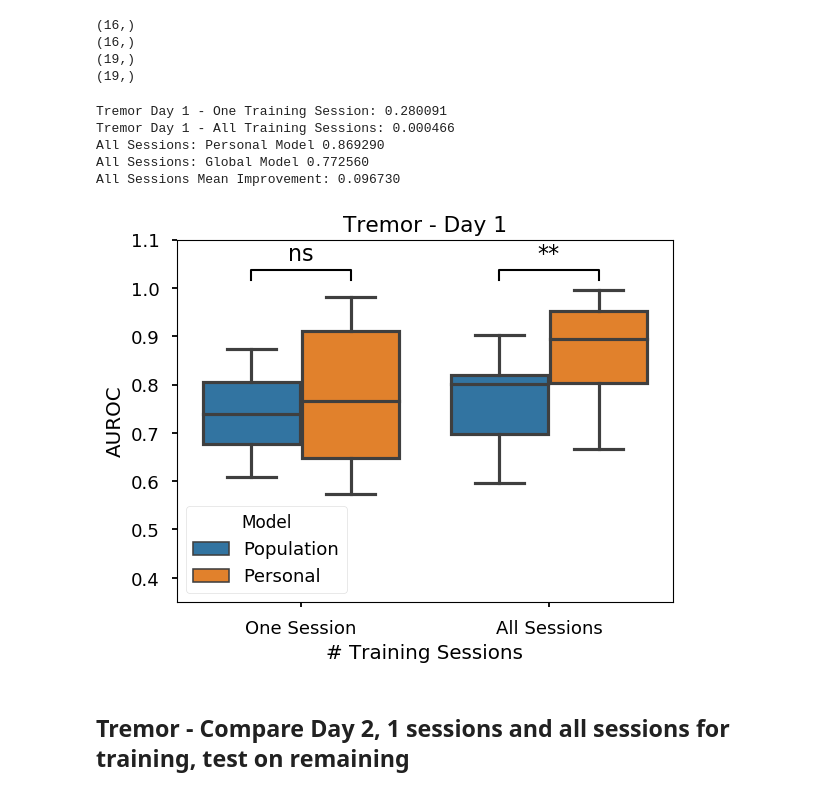
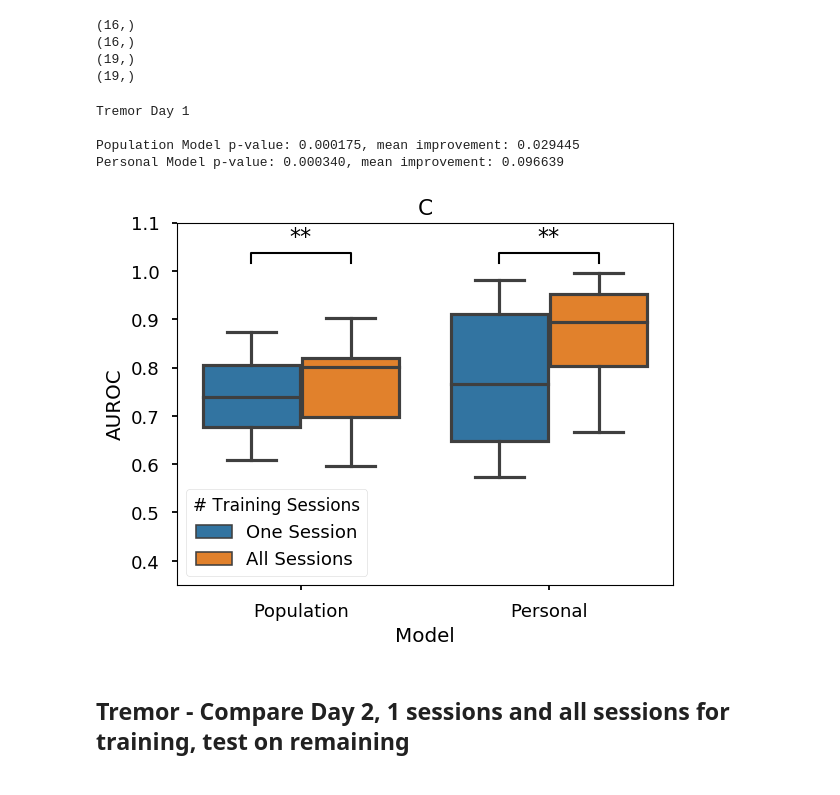
Before and after one commit to nshawen/CIS_PD, a Jupyter notebook: PaperAnalysis.ipynb, the cells around one changed output. Saved outputs shown, nothing was run; the diff lists cells and outputs as text; code cells hidden in the pictures.

Commit message:
updated graphs to compare population vs global models

```diff
--- a/PaperAnalysis.ipynb
+++ b/PaperAnalysis.ipynb
@@ -1753,48 +1739,45 @@ print(np.shape(global_all))
 person_all = np.append(person_all,(np.nan,np.nan,np.nan))
 person_one = np.append(person_one,(np.nan,np.nan,np.nan))
 # %%
-_, pvalue1 = stats.ttest_rel(global_one,person_one,nan_policy='omit')
-_, pvalue2 = stats.ttest_rel(global_all,person_all,nan_policy='omit')
-print('Tremor Day 1 - One Training Session: %f'%pvalue1)
-print('Tremor Day 1 - All Training Sessions: %f'%pvalue2)
-print('All Sessions: Personal Model %f'%np.nanmean(person_all))
-print('All Sessions: Global Model %f'%np.nanmean(global_all))
-print('All Sessions Mean Improvement: %f'%(np.nanmean(person_all) - np.nanmean(global_all)))
+_, pvalue1 = stats.ttest_rel(global_one,global_all,nan_policy='omit')
+_, pvalue2 = stats.ttest_rel(person_one,person_all,nan_policy='omit')
+print('Tremor Day 1\n')
+print('Population Model p-value: %f, mean improvement: %f'%(pvalue1,(np.nanmean(global_all) - np.nanmean(global_one))))
+print('Personal Model p-value: %f, mean improvement: %f'%(pvalue2,(np.nanmean(person_all) - np.nanmean(person_one))))
 # %% [output]
-Tremor Day 1 - One Training Session: 0.280091
-Tremor Day 1 - All Training Sessions: 0.000466
-All Sessions: Personal Model 0.869290
-All Sessions: Global Model 0.772560
-All Sessions Mean Improvement: 0.096730
+Tremor Day 1
+
+Population Model p-value: 0.000175, mean improvement: 0.029445
+Personal Model p-value: 0.000340, mean improvement: 0.096639
 # %%
-g1 = np.shape(global_one)[0]*['One Session']
-g2 = np.shape(global_all)[0]*['All Sessions']
-df = pd.DataFrame.from_dict({'# Training Sessions':(g1 + g2),'Population':(list(global_one) + list(global_all)),
-                             'Personal':(list(person_one) + list(person_all))})
-df_new = pd.melt(df,id_vars=['# Training Sessions'],value_vars=['Population','Personal'],var_name=['Model'])
+g1 = np.shape(global_one)[0]*['Population']
+g2 = np.shape(person_one)[0]*['Personal']
+df = pd.DataFrame.from_dict({'Model':(g1 + g2),'One Session':(list(global_one) + list(person_one)),
+                             'All Sessions':(list(global_all) + list(person_all))})
+df_new = pd.melt(df,id_vars=['Model'],value_vars=['One Session','All Sessions'],var_name=['# Training Sessions'])
 
 figure = plt.figure()
 figure.set_dpi(100)
 figure.set_size_inches(6.4,4.8)
-ax = sns.boxplot(x='# Training Sessions',y='value',data=df_new,hue='Model');
+ax = sns.boxplot(x='Model',y='value',data=df_new,hue='# Training Sessions');
 plt.ylabel('AUROC');
-plt.title('Tremor - Day 1');
+plt.title('C');
 plt.ylim(0.35,1.1);
 
 x1,x2 = -0.2,0.2
 y, h, col = df_new['value'].max() + 0.02, 0.02, 'k'
 plt.plot([x1, x1, x2, x2], [y, y+h, y+h, y], lw=1.5, c=col)
-plt.text((x1+x2)*.5, y+h+0.01, "ns", ha='center', va='bottom', color=col,fontsize=16);
+plt.text((x1+x2)*.5, y+h+0.01, "**", ha='center', va='bottom', color=col,fontsize=16);
 
 x3,x4 = 0.8,1.2
 y, h, col = df_new['value'].max() + 0.02, 0.02, 'k'
 plt.plot([x3, x3, x4, x4], [y, y+h, y+h, y], lw=1.5, c=col)
 plt.text((x3+x4)*.5, y+h+0.01, "**", ha='center', va='bottom', color=col,fontsize=16);
 
 plt.savefig(os.path.join(results_path,'Tremor Day 1 Comparison.tiff'),format='tiff',dpi=1000)
 plt.savefig(os.path.join(results_path,'Tremor Day 1 Comparison.png'),format='png',dpi=1000)
 # %% [output]
-[figure, old version]
+[figure, new version]
 # %% [markdown]
 ## Tremor - Compare Day 2, 1 sessions and all sessions for training, test on remaining
 # %%
```
Also changed, not shown: parts of 8 cells of this notebook.
